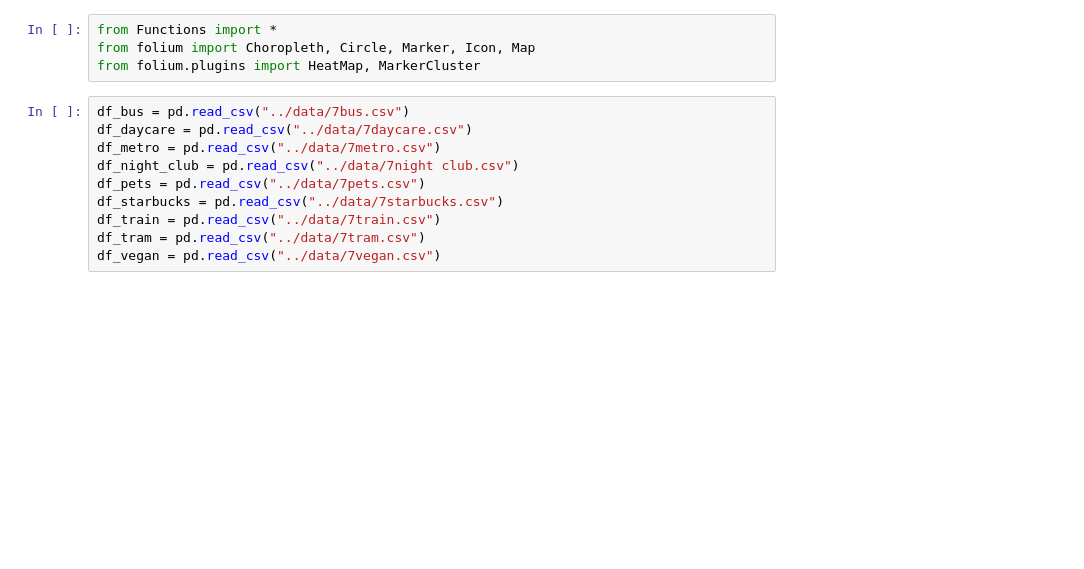
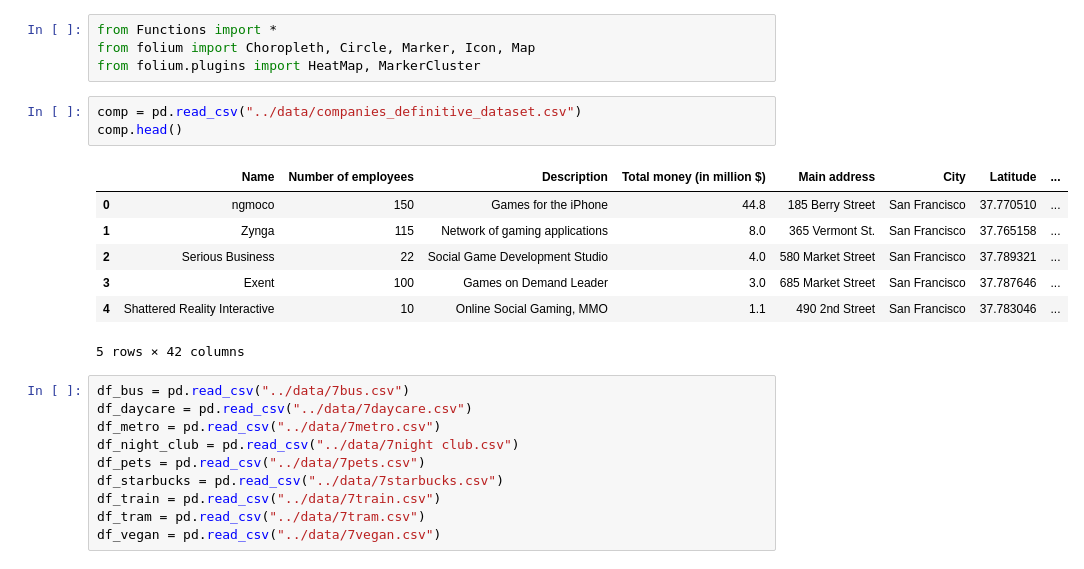
Before and after one commit to csuoc/new_company_geospatial_data, a Jupyter notebook: src/Visualization.ipynb, the cells around one changed output. Cells and saved outputs as stored; diff of their text form; blank space fills up the shorter version.

```diff
--- a/src/Visualization.ipynb
+++ b/src/Visualization.ipynb
@@ -2,6 +2,17 @@
 from Functions import *
 from folium import Choropleth, Circle, Marker, Icon, Map
 from folium.plugins import HeatMap, MarkerCluster
+# %%
+comp = pd.read_csv("../data/companies_definitive_dataset.csv")
+comp.head()
+# %% [output]
+|  | Name | Number of employees | Description | Total money (in million $) | Main address | City | Latitude | ... |
+| 0 | ngmoco | 150 | Games for the iPhone | 44.8 | 185 Berry Street | San Francisco | 37.770510 | ... |
+| 1 | Zynga | 115 | Network of gaming applications | 8.0 | 365 Vermont St. | San Francisco | 37.765158 | ... |
+| 2 | Serious Business | 22 | Social Game Development Studio | 4.0 | 580 Market Street | San Francisco | 37.789321 | ... |
+| 3 | Exent | 100 | Games on Demand Leader | 3.0 | 685 Market Street | San Francisco | 37.787646 | ... |
+| 4 | Shattered Reality Interactive | 10 | Online Social Gaming, MMO | 1.1 | 490 2nd Street | San Francisco | 37.783046 | ... |
+5 rows × 42 columns
 # %%
 df_bus = pd.read_csv("../data/7bus.csv")
 df_daycare = pd.read_csv("../data/7daycare.csv")
```
Also changed, not shown: parts of 3 cells of this notebook, 5 other files.
